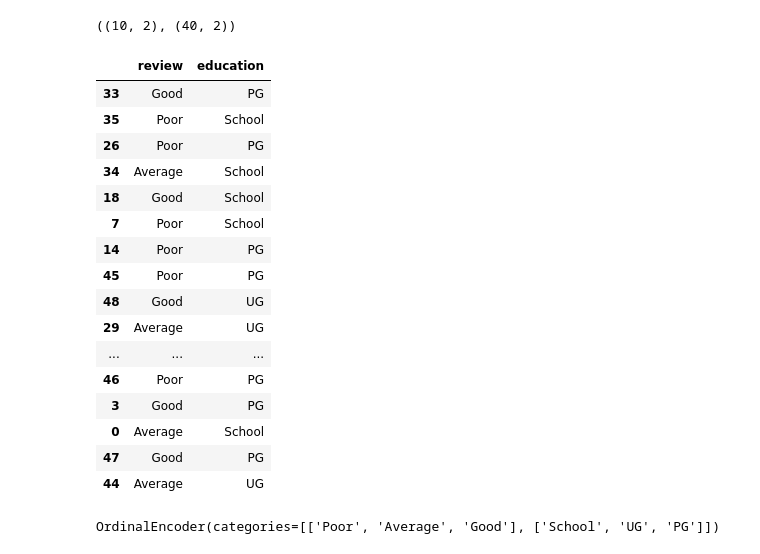
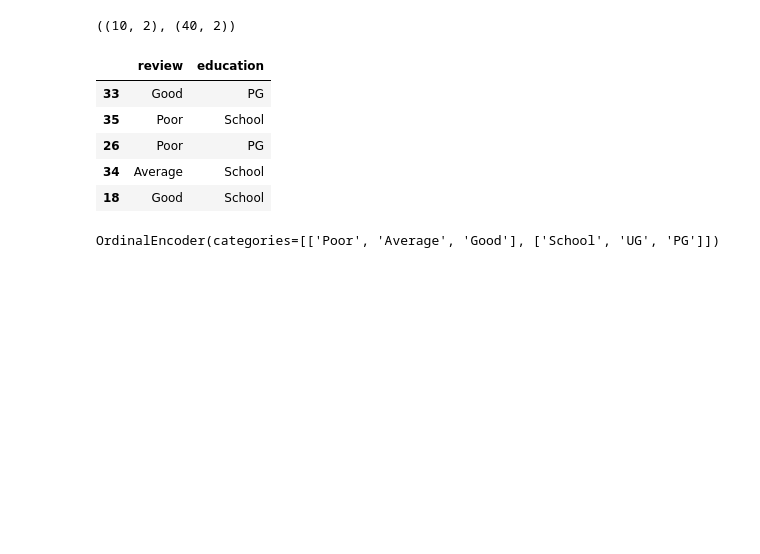
Before and after one commit to GouravSinghDosad/Data-Science-Practice, a Jupyter notebook: 4. Machine Learning/ML8 - Ordinal and Label Encoding.ipynb, the cells around one changed output. Drawn from its saved outputs; the diff is of its cells as text; code cells hidden in the pictures; blank space fills up the shorter version.

```diff
--- a/4. Machine Learning/ML8 - Ordinal and Label Encoding.ipynb
+++ b/4. Machine Learning/ML8 - Ordinal and Label Encoding.ipynb
@@ -55,25 +70,14 @@ X_test.shape, X_train.shape
 # %% [output]
 ((10, 2), (40, 2))
 # %%
-X_train
+X_train.head()
 # %% [output]
 |  | review | education |
 | 33 | Good | PG |
 | 35 | Poor | School |
 | 26 | Poor | PG |
 | 34 | Average | School |
 | 18 | Good | School |
-| 7 | Poor | School |
-| 14 | Poor | PG |
-| 45 | Poor | PG |
-| 48 | Good | UG |
-| 29 | Average | UG |
-| ... | ... | ... |
-| 46 | Poor | PG |
-| 3 | Good | PG |
-| 0 | Average | School |
-| 47 | Good | PG |
-| 44 | Average | UG |
 # %%
 from sklearn.preprocessing import OrdinalEncoder
 # %%
```
Also changed, not shown: parts of 6 cells of this notebook.
